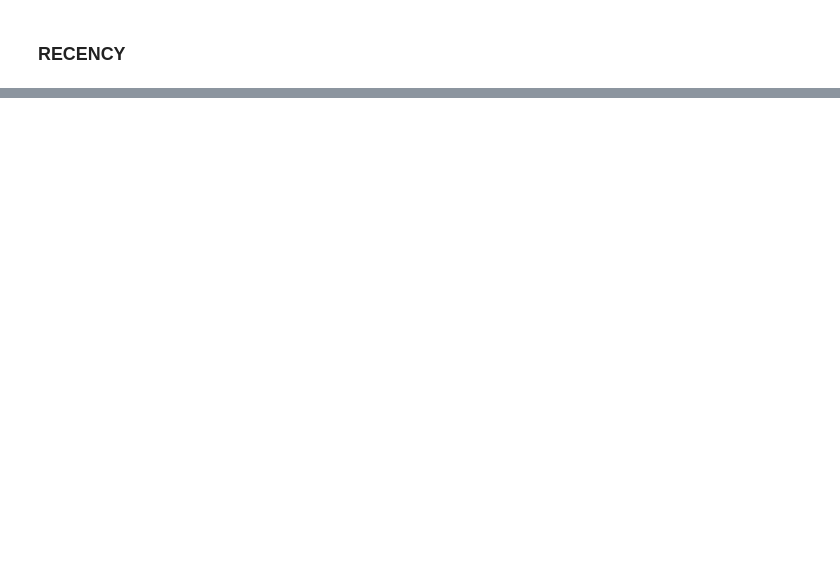
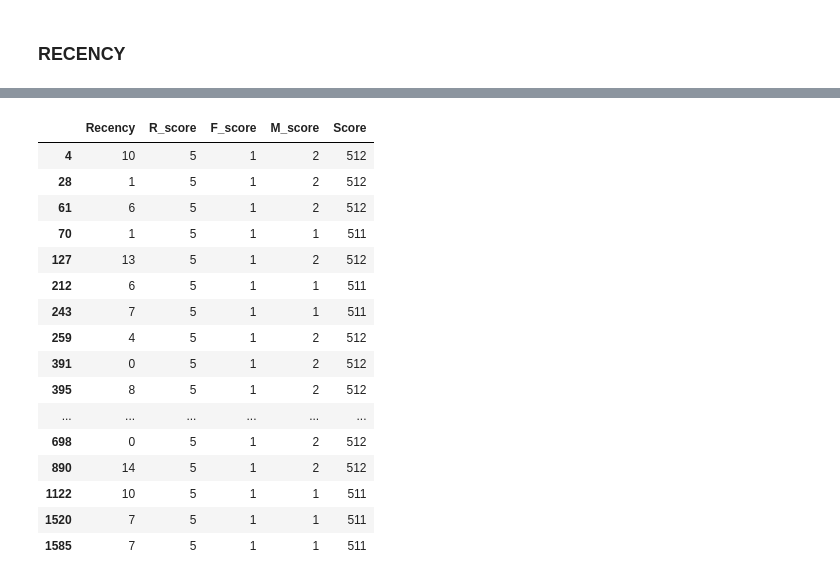
Before and after one commit to ankush-kumar-singh/Retail-Customer-Segmentation, a Jupyter notebook: 02_RFM_Analysis.ipynb, the cells around one changed output, grey strips where cells are left out. Drawn from its saved outputs; the diff is of its cells as text; code cells hidden in the pictures; blank space fills up the shorter version.

```diff
--- a/02_RFM_Analysis.ipynb
+++ b/02_RFM_Analysis.ipynb
@@ -161,0 +676,22 @@ Timedelta('373 days 10:06:00')
+# %%
+rfm_df[rfm_df["Segment"] == "Lost Customers"][
+    ["Recency", "R_score", "F_score", "M_score", "Score"]
+].head(20)
+# %% [output]
+|  | Recency | R_score | F_score | M_score | Score |
+| 4 | 10 | 5 | 1 | 2 | 512 |
+| 28 | 1 | 5 | 1 | 2 | 512 |
+| 61 | 6 | 5 | 1 | 2 | 512 |
+| 70 | 1 | 5 | 1 | 1 | 511 |
+| 127 | 13 | 5 | 1 | 2 | 512 |
+| 212 | 6 | 5 | 1 | 1 | 511 |
+| 243 | 7 | 5 | 1 | 1 | 511 |
+| 259 | 4 | 5 | 1 | 2 | 512 |
+| 391 | 0 | 5 | 1 | 2 | 512 |
+| 395 | 8 | 5 | 1 | 2 | 512 |
+| ... | ... | ... | ... | ... | ... |
+| 698 | 0 | 5 | 1 | 2 | 512 |
+| 890 | 14 | 5 | 1 | 2 | 512 |
+| 1122 | 10 | 5 | 1 | 1 | 511 |
+| 1520 | 7 | 5 | 1 | 1 | 511 |
+| 1585 | 7 | 5 | 1 | 1 | 511 |
```
Also changed, not shown: parts of 57 cells of this notebook, 2 other files.
